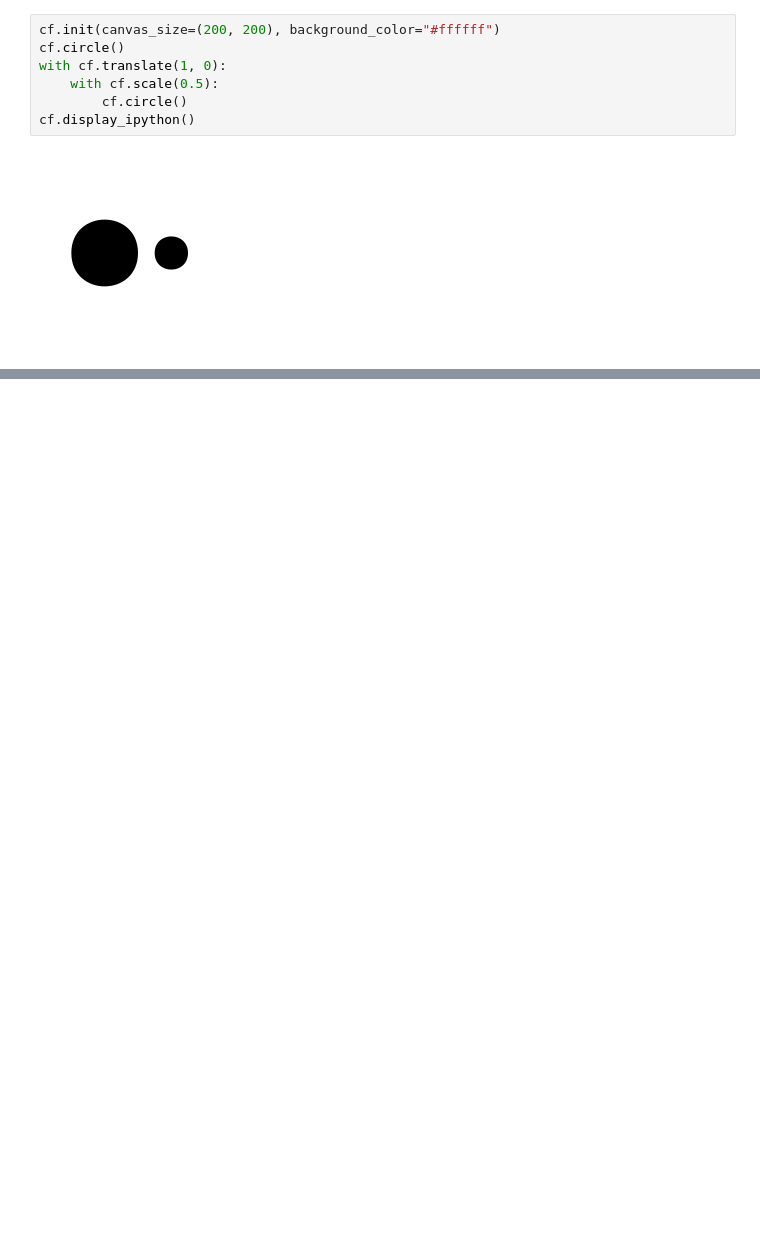
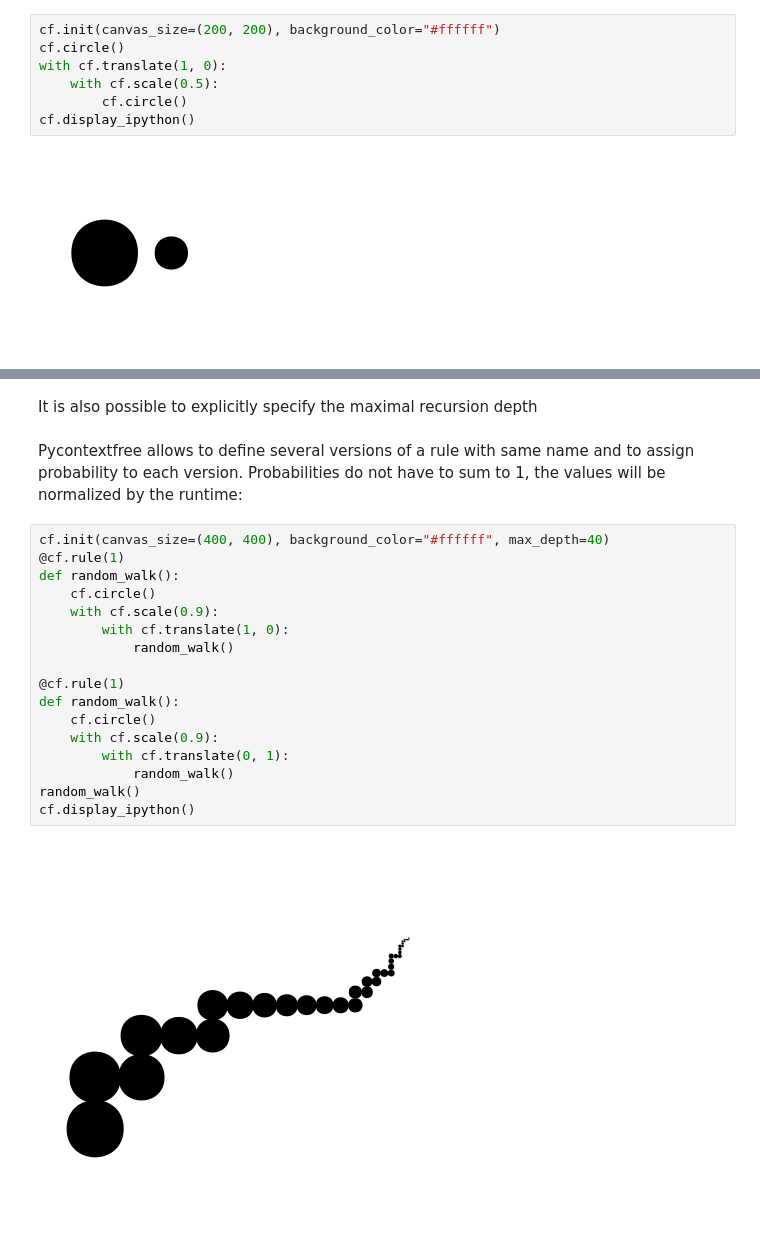
Before and after one commit to undertherain/pycontextfree, a Jupyter notebook: examples/tutorial.ipynb, the cells around one changed output, grey strips where cells are left out. Drawn from its saved outputs; the diff is of its cells as text; blank space fills up the shorter version.

```diff
--- a/examples/tutorial.ipynb
+++ b/examples/tutorial.ipynb
@@ -66,0 +95,23 @@ cf.display_ipython()
+# %% [markdown]
+It is also possible to explicitly specify the maximal recursion depth
+# %% [markdown]
+Pycontextfree allows to define several versions of a rule with same name and to assign probability to each version. Probabilities do not have to sum to 1, the values will be normalized by the runtime:
+# %%
+cf.init(canvas_size=(400, 400), background_color="#ffffff", max_depth=40)
+@cf.rule(1)
+def random_walk():
+    cf.circle()
+    with cf.scale(0.9):
+        with cf.translate(1, 0):
+            random_walk()
+
+@cf.rule(1)
+def random_walk():
+    cf.circle()
+    with cf.scale(0.9):
+        with cf.translate(0, 1):
+            random_walk()
+random_walk()
+cf.display_ipython()
+# %% [output]
+[figure, added]
```
Also changed, not shown: parts of 11 cells of this notebook, 2 other files.
